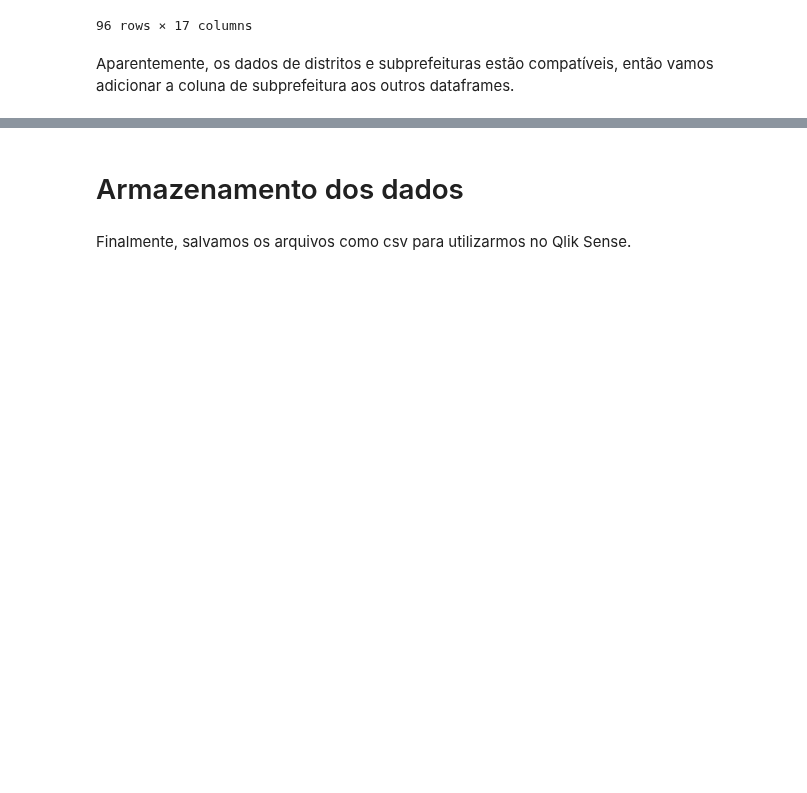
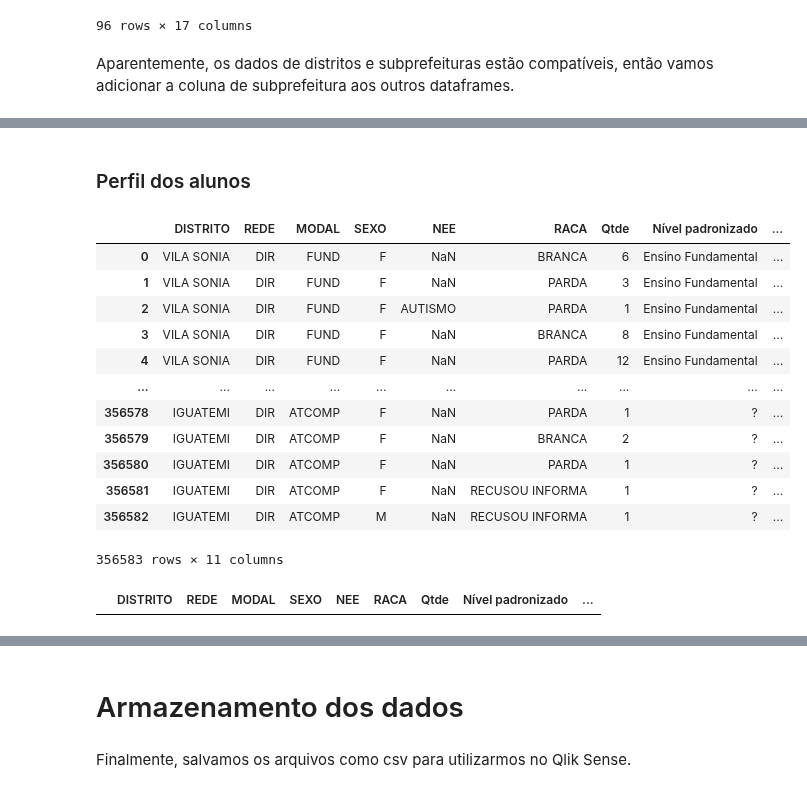
Before and after one commit to ObservatorioPoliticasTCM/datasp-dados, a Jupyter notebook: notebooks_outputs/educacao/educacao.ipynb, the cells around one changed output, grey strips where cells are left out. Saved outputs shown, nothing was run; the diff lists cells and outputs as text; code cells hidden in the pictures; blank space fills up the shorter version.

Commit message:
Associacao de distritos e subprefeituras finalizada

```diff
--- a/notebooks_outputs/educacao/educacao.ipynb
+++ b/notebooks_outputs/educacao/educacao.ipynb
@@ -1132,0 +1162,29 @@ Aparentemente, os dados de distritos e subprefeituras estão compatíveis, entã
+# %% [markdown]
+### Perfil dos alunos
+# %%
+alunos_23 = alunos_23.merge(
+    df_dist_sub[['nm_distrito_municipal', 'cd_subprefeitura', 'nm_subprefeitura']],
+    left_on='DISTRITO',
+    right_on='nm_distrito_municipal',
+    how='left'
+)
+
+alunos_23
+# %% [output]
+|  | DISTRITO | REDE | MODAL | SEXO | NEE | RACA | Qtde | Nível padronizado | ... |
+| 0 | VILA SONIA | DIR | FUND | F | NaN | BRANCA | 6 | Ensino Fundamental | ... |
+| 1 | VILA SONIA | DIR | FUND | F | NaN | PARDA | 3 | Ensino Fundamental | ... |
+| 2 | VILA SONIA | DIR | FUND | F | AUTISMO | PARDA | 1 | Ensino Fundamental | ... |
+| 3 | VILA SONIA | DIR | FUND | F | NaN | BRANCA | 8 | Ensino Fundamental | ... |
+| 4 | VILA SONIA | DIR | FUND | F | NaN | PARDA | 12 | Ensino Fundamental | ... |
+| ... | ... | ... | ... | ... | ... | ... | ... | ... | ... |
+| 356578 | IGUATEMI | DIR | ATCOMP | F | NaN | PARDA | 1 | ? | ... |
+| 356579 | IGUATEMI | DIR | ATCOMP | F | NaN | BRANCA | 2 | ? | ... |
+| 356580 | IGUATEMI | DIR | ATCOMP | F | NaN | PARDA | 1 | ? | ... |
+| 356581 | IGUATEMI | DIR | ATCOMP | F | NaN | RECUSOU INFORMA | 1 | ? | ... |
+| 356582 | IGUATEMI | DIR | ATCOMP | M | NaN | RECUSOU INFORMA | 1 | ? | ... |
+356583 rows × 11 columns
+# %%
+alunos_23[alunos_23['nm_subprefeitura'].isna()]
+# %% [output]
+|  | DISTRITO | REDE | MODAL | SEXO | NEE | RACA | Qtde | Nível padronizado | ... |
```
Also changed, not shown: parts of 15 cells of this notebook, 1 other file.
